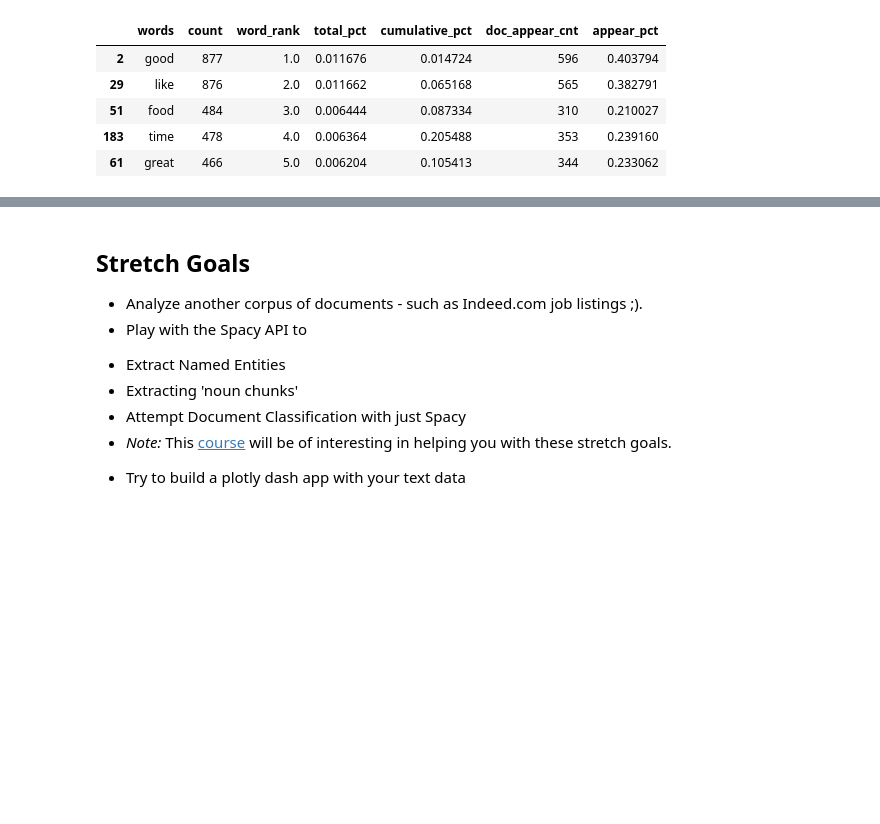
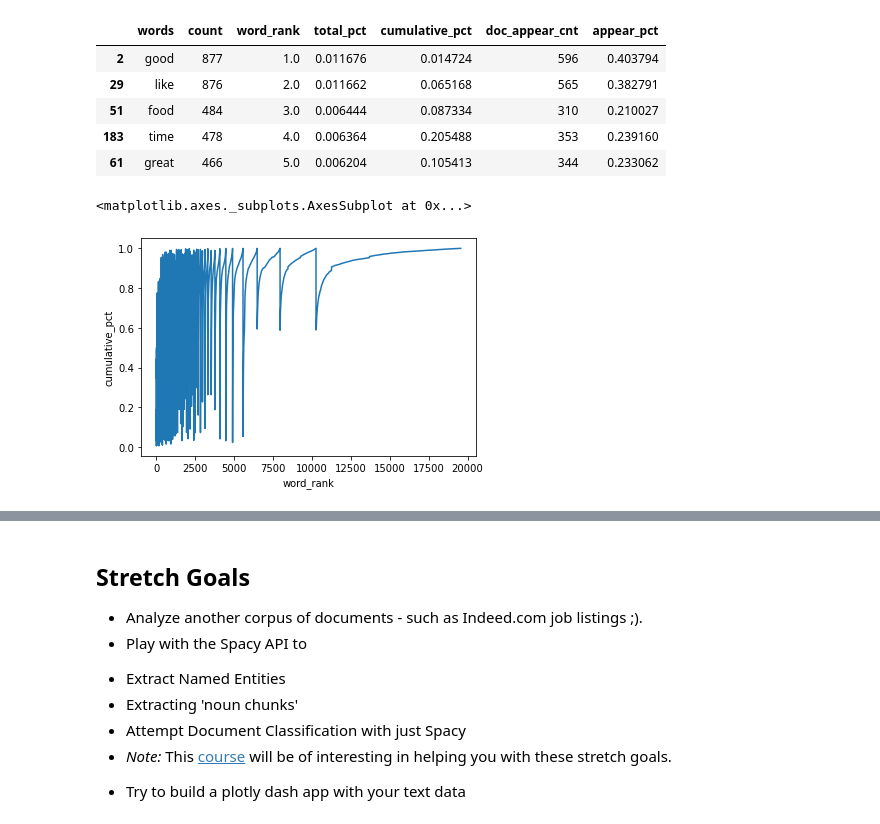
Before and after one commit to EvidenceN/Unit4_Lamda_DS, a Jupyter notebook: module1-text-data/Answers_Unit4_Week1_Day1.ipynb, the cells around one changed output, grey strips where cells are left out. Drawn from its saved outputs; the diff is of its cells as text; code cells hidden in the pictures; blank space fills up the shorter version.

```diff
--- a/module1-text-data/Answers_Unit4_Week1_Day1.ipynb
+++ b/module1-text-data/Answers_Unit4_Week1_Day1.ipynb
@@ -839,3 +841,10 @@ bad_freq.head()
 | 51 | food | 484 | 3.0 | 0.006444 | 0.087334 | 310 | 0.210027 |
 | 183 | time | 478 | 4.0 | 0.006364 | 0.205488 | 353 | 0.239160 |
 | 61 | great | 466 | 5.0 | 0.006204 | 0.105413 | 344 | 0.233062 |
+# %%
+# cumulative distribution plot
+
+sns.lineplot(x='word_rank', y='cumulative_pct', data=all_reviews)
+# %% [output]
+<matplotlib.axes._subplots.AxesSubplot at 0x...>
+[figure, added]
```
Also changed, not shown: parts of 9 cells of this notebook.
